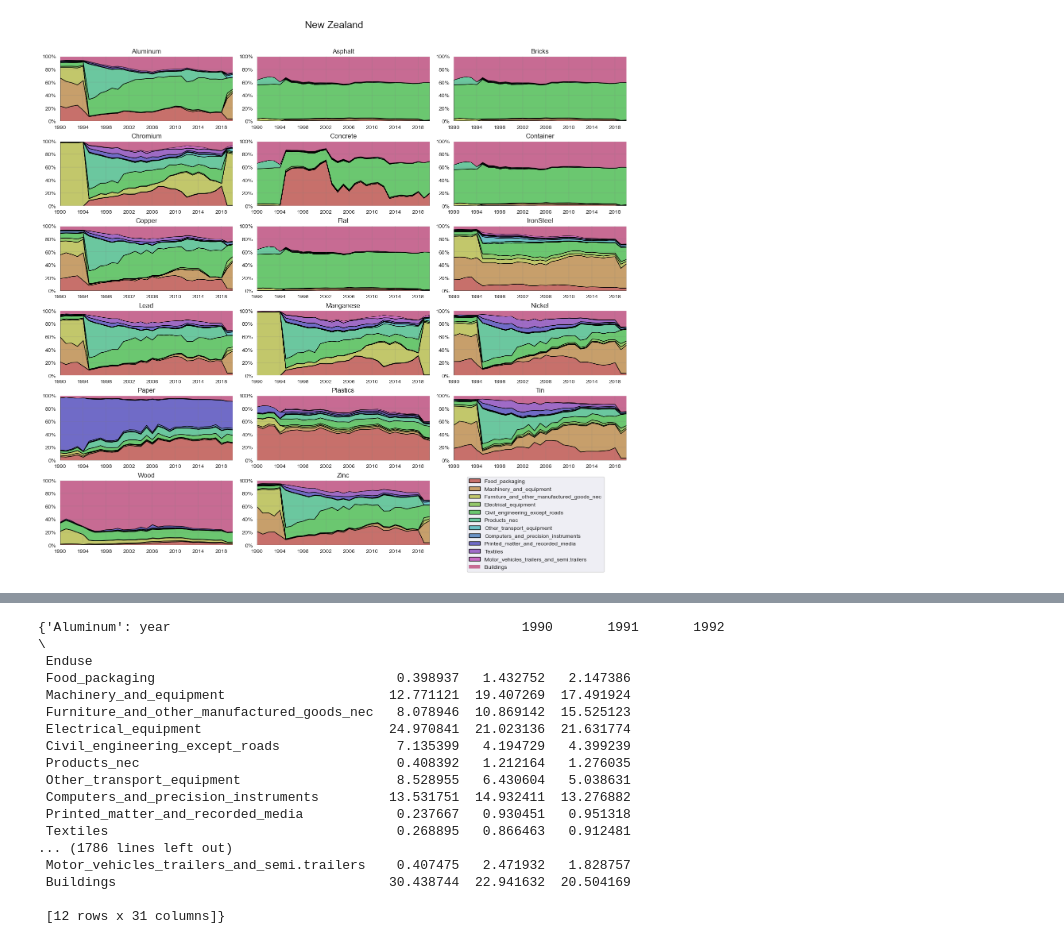
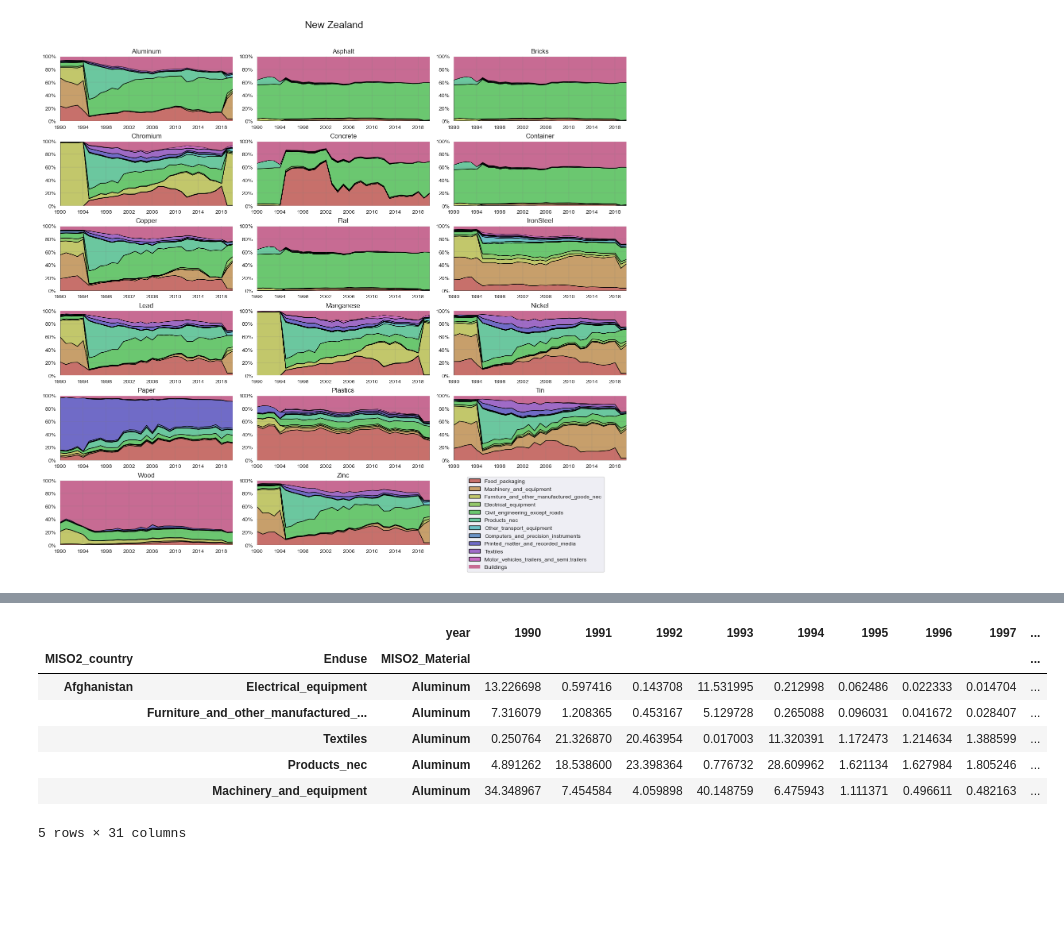
Before and after one commit to janstre/Material_End_Use_Shares, a Jupyter notebook: mapping_gloria_exobase.ipynb, the cells around one changed output, grey strips where cells are left out. Drawn from its saved outputs; the diff is of its cells as text; code cells hidden in the pictures; blank space fills up the shorter version.

```diff
--- a/mapping_gloria_exobase.ipynb
+++ b/mapping_gloria_exobase.ipynb
@@ -83,20 +86,19 @@ pd.DataFrame(list(country_material_enduse.keys())).to_excel("gloria_countries.xl
-# %%
-country_material_enduse["Albania"]
-# %% [output]
-{'Aluminum': year                                             1990       1991       1992  \
- Enduse
- Food_packaging                               0.398937   1.432752   2.147386
- Machinery_and_equipment                     12.771121  19.407269  17.491924
- Furniture_and_other_manufactured_goods_nec   8.078946  10.869142  15.525123
- Electrical_equipment                        24.970841  21.023136  21.631774
- Civil_engineering_except_roads               7.135399   4.194729   4.399239
- Products_nec                                 0.408392   1.212164   1.276035
- Other_transport_equipment                    8.528955   6.430604   5.038631
- Computers_and_precision_instruments         13.531751  14.932411  13.276882
- Printed_matter_and_recorded_media            0.237667   0.930451   0.951318
- Textiles                                     0.268895   0.866463   0.912481
-... (1786 lines left out)
- Motor_vehicles_trailers_and_semi.trailers    0.407475   2.471932   1.828757
- Buildings                                   30.438744  22.941632  20.504169
-
- [12 rows x 31 columns]}
+# %%
+from enduse_comparison_functions import transform_gloria_dict_to_df
+comparison_path = "GLORIA_EXIOBASE_SHIPMENT_VERGLEICH"
+country_correspondences = pd.read_excel(os.path.join(comparison_path, "MISO2_country_region_correspondence.xlsx"), sheet_name="values")
+
+gloria_df = transform_gloria_dict_to_df(country_material_enduse, country_correspondences)
+# %%
+gloria_df = gloria_df.droplevel(1)
+# %%
+gloria_df.head()
+# %% [output]
+|  |  | year | 1990 | 1991 | 1992 | 1993 | 1994 | 1995 | 1996 | 1997 | ... |
+| MISO2_country | Enduse | MISO2_Material |  |  |  |  |  |  |  |  | ... |
+| Afghanistan | Electrical_equipment | Aluminum | 13.226698 | 0.597416 | 0.143708 | 11.531995 | 0.212998 | 0.062486 | 0.022333 | 0.014704 | ... |
+|  | Furniture_and_other_manufactured_... | Aluminum | 7.316079 | 1.208365 | 0.453167 | 5.129728 | 0.265088 | 0.096031 | 0.041672 | 0.028407 | ... |
+|  | Textiles | Aluminum | 0.250764 | 21.326870 | 20.463954 | 0.017003 | 11.320391 | 1.172473 | 1.214634 | 1.388599 | ... |
+|  | Products_nec | Aluminum | 4.891262 | 18.538600 | 23.398364 | 0.776732 | 28.609962 | 1.621134 | 1.627984 | 1.805246 | ... |
+|  | Machinery_and_equipment | Aluminum | 34.348967 | 7.454584 | 4.059898 | 40.148759 | 6.475943 | 1.111371 | 0.496611 | 0.482163 | ... |
+5 rows × 31 columns
```
Also changed, not shown: parts of 4 cells of this notebook, 1 other file.
